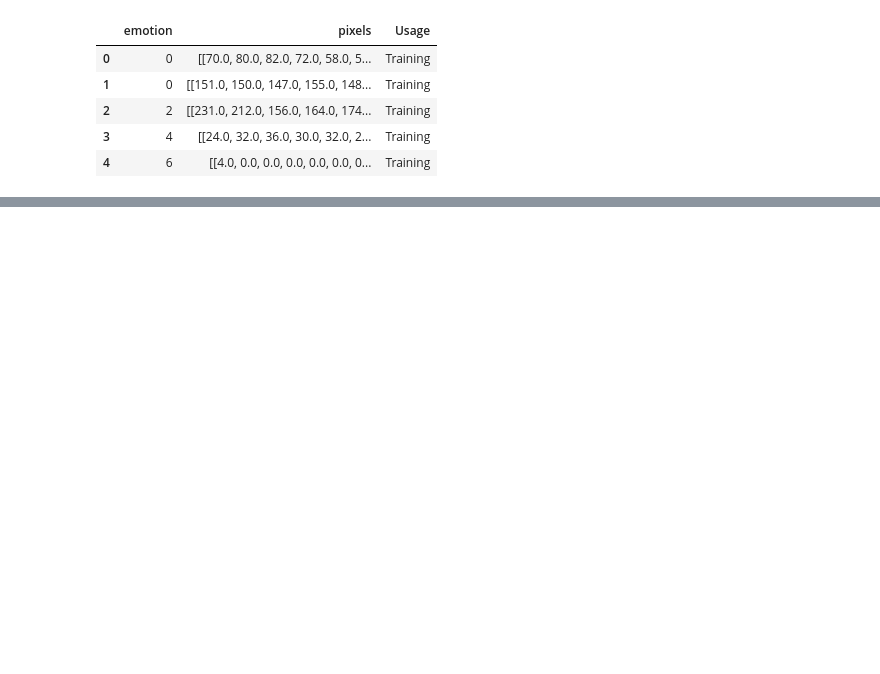
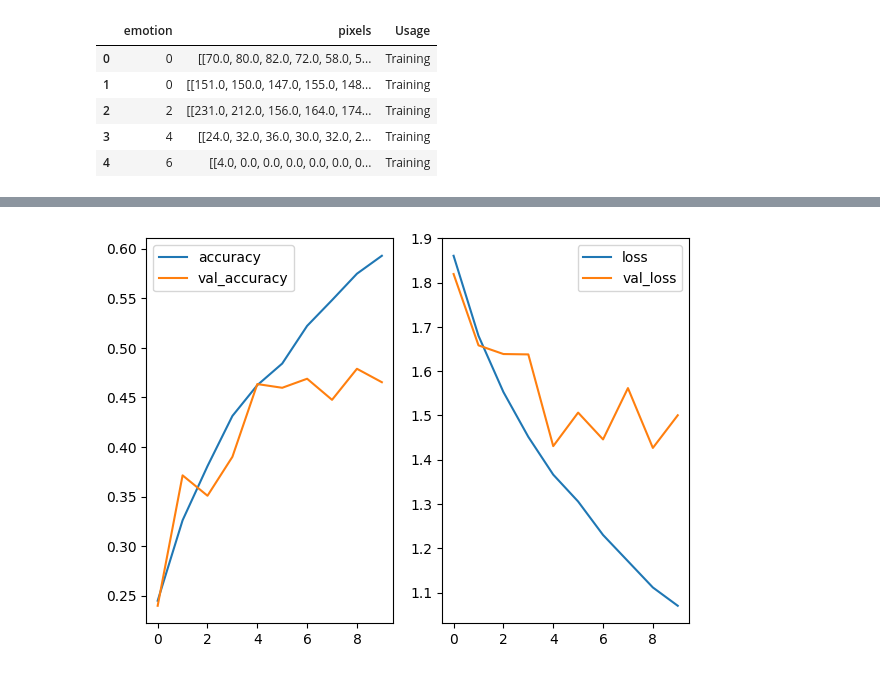
Before and after one commit to SabastianGu/ML_prediction_analysis_practice, a Jupyter notebook: tf_CCN_study.ipynb, the cells around one changed output, grey strips where cells are left out. Cells and saved outputs as stored; diff of their text form; code cells hidden in the pictures; blank space fills up the shorter version.

```diff
--- a/tf_CCN_study.ipynb
+++ b/tf_CCN_study.ipynb
@@ -163,0 +197,28 @@ Non normalized confusion matrix
+# %%
+i = Input(shape = X_train_rgb[0].shape)
+
+
+x = Conv2D(32, (3, 3), activation = 'relu',  kernel_regularizer = tf.keras.regularizers.l2(0.001), padding = 'same')(i)
+x = BatchNormalization()(x)
+x = MaxPooling2D(2, 2)(x)
+x = Conv2D(64, (3, 3), activation = 'relu', padding = 'same')(x)
+x = BatchNormalization()(x)
+x = MaxPooling2D(2, 2)(x)
+x = Conv2D(128, (3, 3), activation = 'relu', padding = 'same')(x)
+x = BatchNormalization()(x)
+x = MaxPooling2D(2, 2)(x)
+x = Flatten()(x)
+x = Dropout(0.4)(x)
+x = Dense(256, activation = 'relu')(x)
+x = Dropout(0.4)(x)
+x = Dense(512, activation = 'relu')(x)
+x = Dense(K, activation = 'softmax')(x)
+
+model = Model(i, x)
+model.compile(optimizer = 'adam',
+              loss = 'categorical_crossentropy',
+              metrics = ['accuracy'])
+
+r_rgb = model.fit(X_train_rgb, y_train_rgb, validation_data = (X_valid_rgb, y_valid_rgb), epochs = 50, callbacks = [early_stop])
+plot_acc_loss(r_rgb)
+# %% [output]
@@ -163,0 +245 @@ Non normalized confusion matrix
+[figure, added]
```
Also changed, not shown: parts of 17 cells of this notebook.
